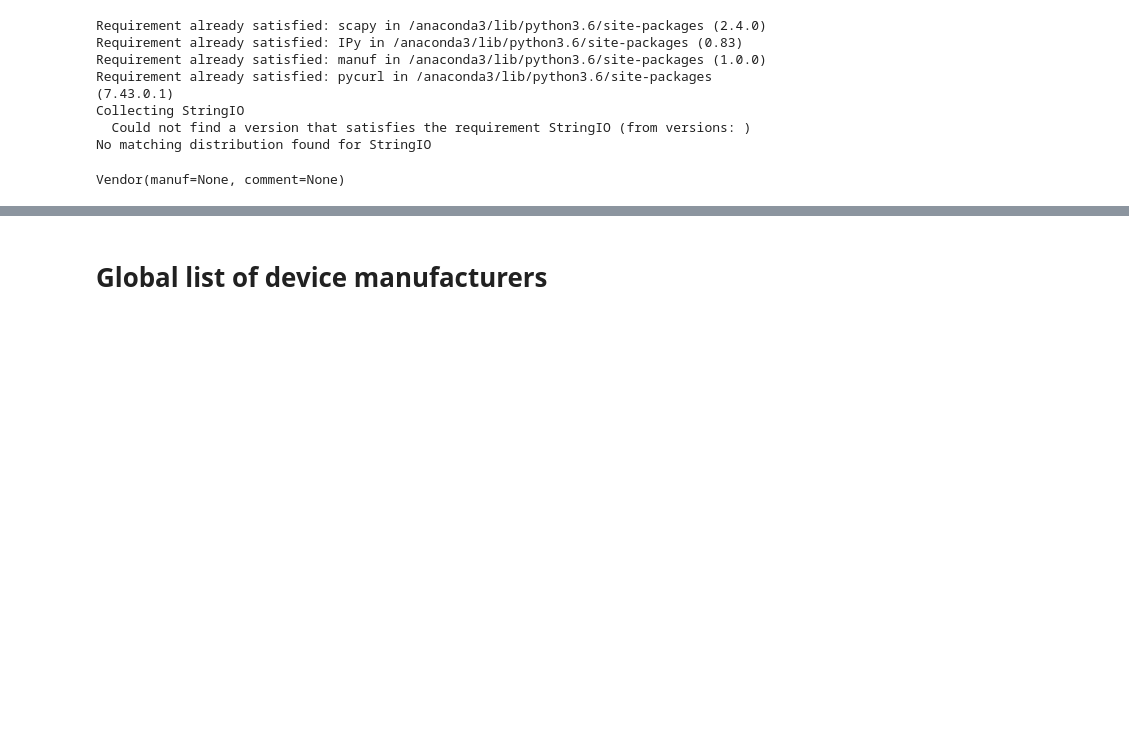
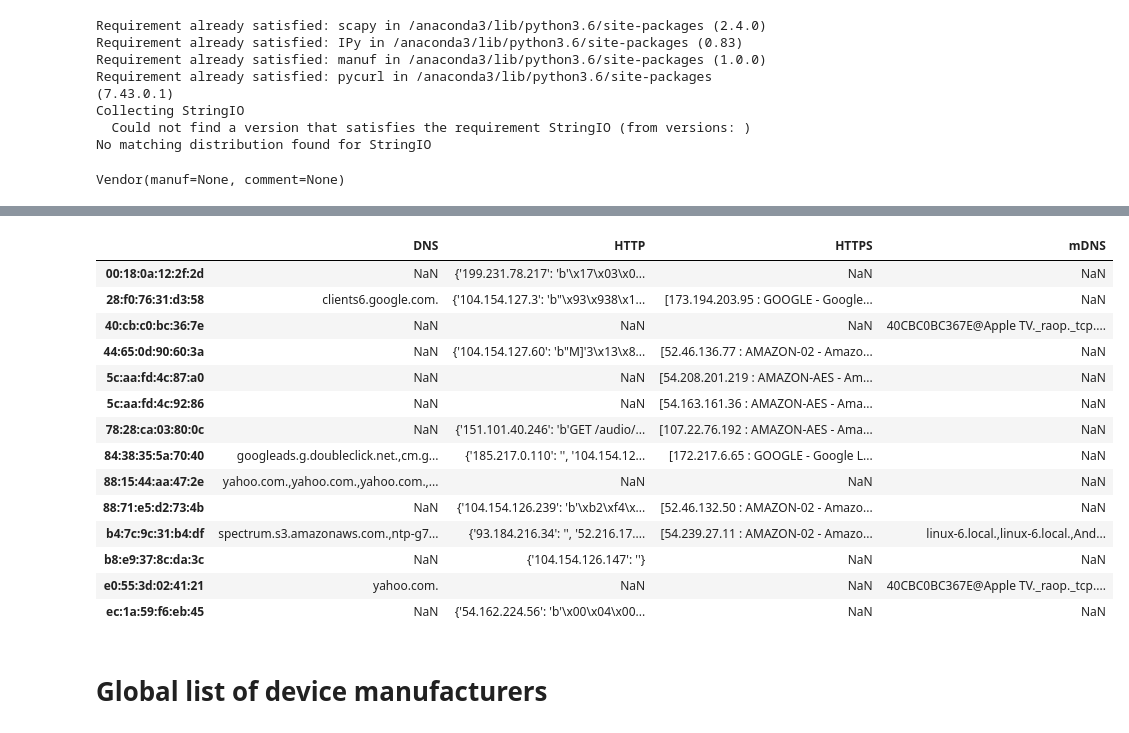
Before and after one commit to daghan/W210-IoT, a Jupyter notebook: IoT.ipynb, the cells around one changed output, grey strips where cells are left out. Drawn from its saved outputs; the diff is of its cells as text; code cells hidden in the pictures; blank space fills up the shorter version.

```diff
--- a/IoT.ipynb
+++ b/IoT.ipynb
@@ -130,3 +241,21 @@ dframe = pd.DataFrame.transpose(pd.DataFrame(d))
+# %%
+dframe
+# %% [output]
+|  | DNS | HTTP | HTTPS | mDNS |
+| 00:18:0a:12:2f:2d | NaN | {'199.231.78.217': 'b'\x17\x03\x0... | NaN | NaN |
+| 28:f0:76:31:d3:58 | clients6.google.com. | {'104.154.127.3': 'b"\x93\x938\x1... | [173.194.203.95 : GOOGLE - Google... | NaN |
+| 40:cb:c0:bc:36:7e | NaN | NaN | NaN | 40CBC0BC367E@Apple TV._raop._tcp.... |
+| 44:65:0d:90:60:3a | NaN | {'104.154.127.60': 'b"M]'3\x13\x8... | [52.46.136.77 : AMAZON-02 - Amazo... | NaN |
+| 5c:aa:fd:4c:87:a0 | NaN | NaN | [54.208.201.219 : AMAZON-AES - Am... | NaN |
+| 5c:aa:fd:4c:92:86 | NaN | NaN | [54.163.161.36 : AMAZON-AES - Ama... | NaN |
+| 78:28:ca:03:80:0c | NaN | {'151.101.40.246': 'b'GET /audio/... | [107.22.76.192 : AMAZON-AES - Ama... | NaN |
+| 84:38:35:5a:70:40 | googleads.g.doubleclick.net.,cm.g... | {'185.217.0.110': '', '104.154.12... | [172.217.6.65 : GOOGLE - Google L... | NaN |
+| 88:15:44:aa:47:2e | yahoo.com.,yahoo.com.,yahoo.com.,... | NaN | NaN | NaN |
+| 88:71:e5:d2:73:4b | NaN | {'104.154.126.239': 'b'\xb2\xf4\x... | [52.46.132.50 : AMAZON-02 - Amazo... | NaN |
+| b4:7c:9c:31:b4:df | spectrum.s3.amazonaws.com.,ntp-g7... | {'93.184.216.34': '', '52.216.17.... | [54.239.27.11 : AMAZON-02 - Amazo... | linux-6.local.,linux-6.local.,And... |
+| b8:e9:37:8c:da:3c | NaN | {'104.154.126.147': ''} | NaN | NaN |
+| e0:55:3d:02:41:21 | yahoo.com. | NaN | NaN | 40CBC0BC367E@Apple TV._raop._tcp.... |
+| ec:1a:59:f6:eb:45 | NaN | {'54.162.224.56': 'b'\x00\x04\x00... | NaN | NaN |
 # %% [markdown]
 # Global list of device manufacturers
 # %% [markdown]
```
Also changed, not shown: parts of 13 cells of this notebook.
